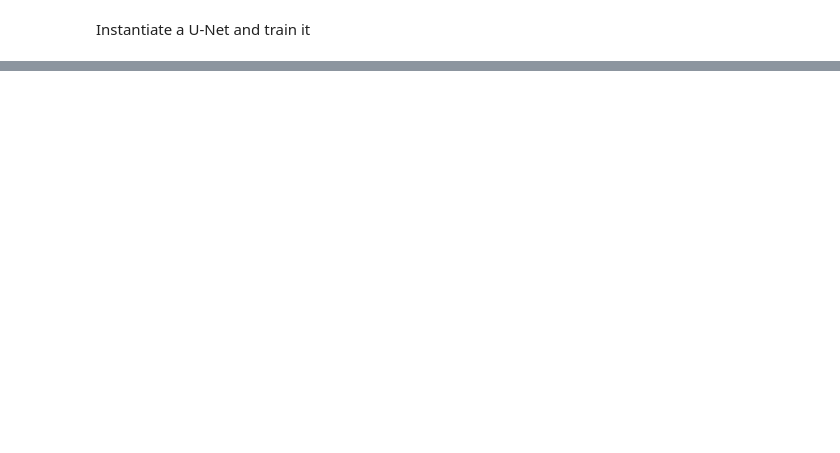
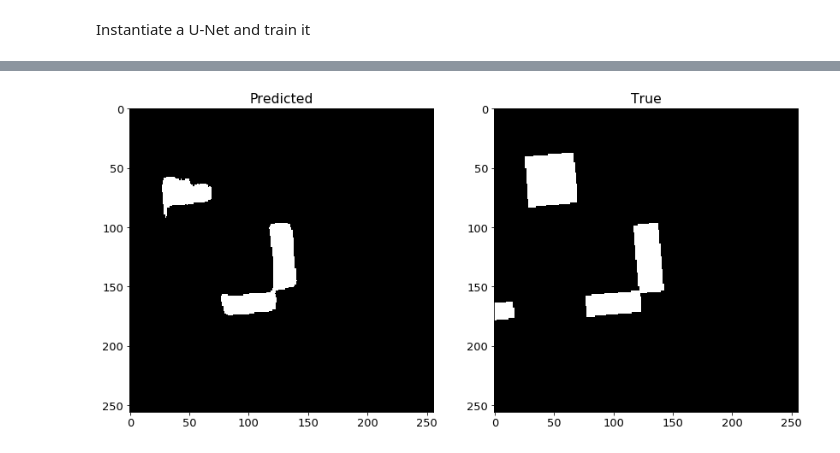
Before and after one commit to smarthi/satellite-images, a Jupyter notebook: segmentation/segmentation.ipynb, the cells around one changed output, grey strips where cells are left out. Cells and saved outputs as stored; diff of their text form; code cells hidden in the pictures; blank space fills up the shorter version.

```diff
--- a/segmentation/segmentation.ipynb
+++ b/segmentation/segmentation.ipynb
@@ -467,5 +504,6 @@ train_util(net, train_iter, val_iter, loss, trainer, ctx,
 # %%
 # Testing purposes
-data = nd.reshape(sample_base, (1,3,224,224)).as_in_context(ctx)
+data = nd.reshape(sample_base, (1,3,img_width,img_height)).as_in_context(ctx)
 a = net(data)
+a = nd.argmax(a, axis=1)
 # %%
@@ -475,2 +512,0 @@ a.shape
-# %%
-a = np.argmax(a, axis=1)
@@ -482,0 +513,16 @@ plt.imshow(a[0].asnumpy())
+# %%
+plt.gray()
+plt.subplots(figsize=(14, 8))
+
+# Plot prediction
+ax1 = plt.subplot(1, 2, 1)
+ax1.imshow(a[0].asnumpy())
+ax1.set_title("Predicted")
+
+# Plot groud truth
+ax2 = plt.subplot(1, 2, 2)
+ax2.imshow(sample_mask[0].asnumpy())
+ax2.set_title("True")
+plt.show()
+# %% [output]
+[figure, added]
```
Also changed, not shown: parts of 10 cells of this notebook.
